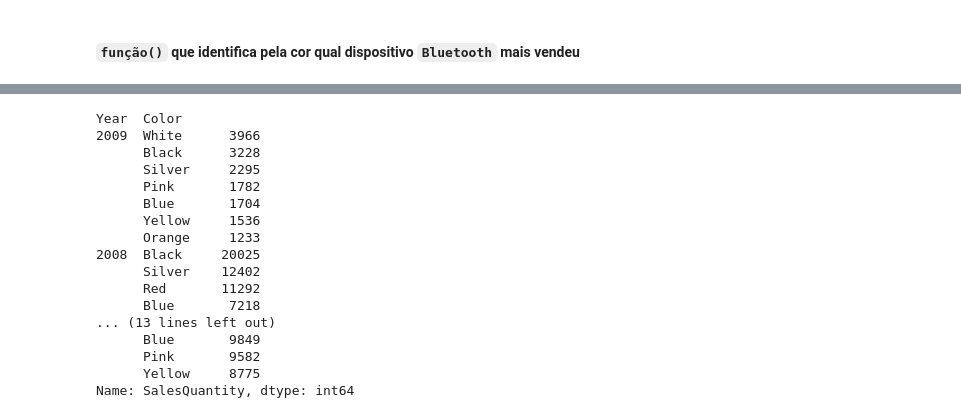
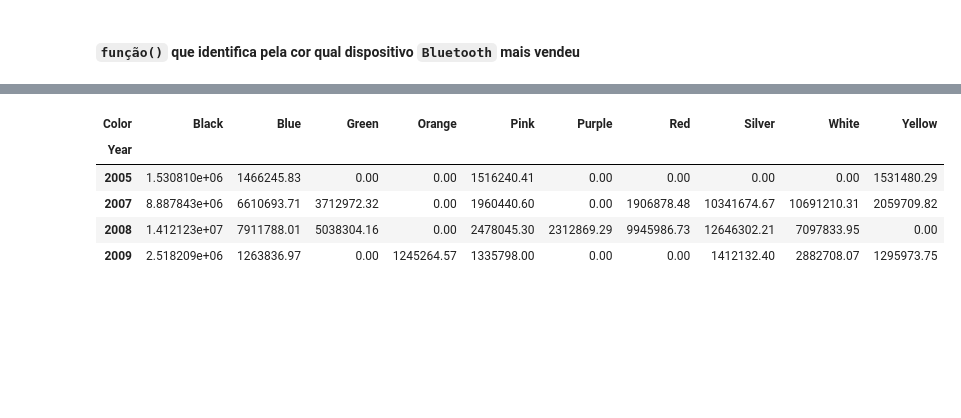
Before and after one commit to romeritomorais/extracting-1.000.000-rows-from-sqlserver-with-pandas, a Jupyter notebook: Extracting data from SQLServer with Python.ipynb, the cells around one changed output, grey strips where cells are left out. Saved outputs shown, nothing was run; the diff lists cells and outputs as text; code cells hidden in the pictures; blank space fills up the shorter version.

```diff
--- a/Extracting data from SQLServer with Python.ipynb
+++ b/Extracting data from SQLServer with Python.ipynb
@@ -149,24 +167,16 @@ df['Color'] = df['ProductName'].map(cor)
 # %%
+ploterValue = df[(df['SalesAmount'] > 0 ) &
+                 (df['ProductName'].str.contains("Bluetooth" ,na=False)
+                 )].groupby(['Year','Color']
+                 ).sum()
 
-df[(df['SalesAmount'] > 0 ) &
-   (df['ProductName'].str.contains("Bluetooth" ,na=False)
-      )].groupby(['Year','Color']
-         ).sum().sort_values(by=['Year','SalesQuantity'], ascending=False)['SalesQuantity']#.round(2)
+ploterValue.groupby(['Year','Color']).sum().fillna(0)
+maperValue = ploterValue.reset_index()
+maperValue.pivot('Year','Color','SalesAmount').fillna(0)
 # %% [output]
-Year  Color
-2009  White      3966
-      Black      3228
-      Silver     2295
-      Pink       1782
-      Blue       1704
-      Yellow     1536
-      Orange     1233
-2008  Black     20025
-      Silver    12402
-      Red       11292
-      Blue       7218
-... (13 lines left out)
-      Blue       9849
-      Pink       9582
-      Yellow     8775
-Name: SalesQuantity, dtype: int64
+| Color | Black | Blue | Green | Orange | Pink | Purple | Red | Silver | White | Yellow |
+| Year |  |  |  |  |  |  |  |  |  |  |
+| 2005 | 1.530810e+06 | 1466245.83 | 0.00 | 0.00 | 1516240.41 | 0.00 | 0.00 | 0.00 | 0.00 | 1531480.29 |
+| 2007 | 8.887843e+06 | 6610693.71 | 3712972.32 | 0.00 | 1960440.60 | 0.00 | 1906878.48 | 10341674.67 | 10691210.31 | 2059709.82 |
+| 2008 | 1.412123e+07 | 7911788.01 | 5038304.16 | 0.00 | 2478045.30 | 2312869.29 | 9945986.73 | 12646302.21 | 7097833.95 | 0.00 |
+| 2009 | 2.518209e+06 | 1263836.97 | 0.00 | 1245264.57 | 1335798.00 | 0.00 | 0.00 | 1412132.40 | 2882708.07 | 1295973.75 |
```
Also changed, not shown: parts of 15 cells of this notebook.
